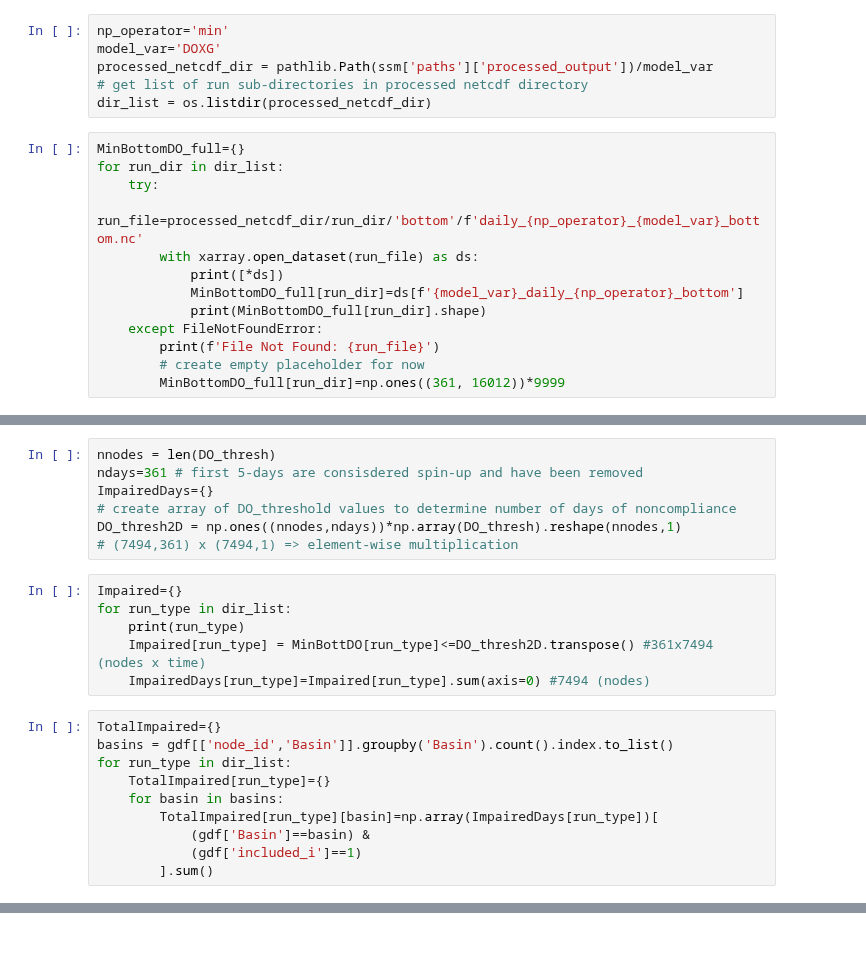
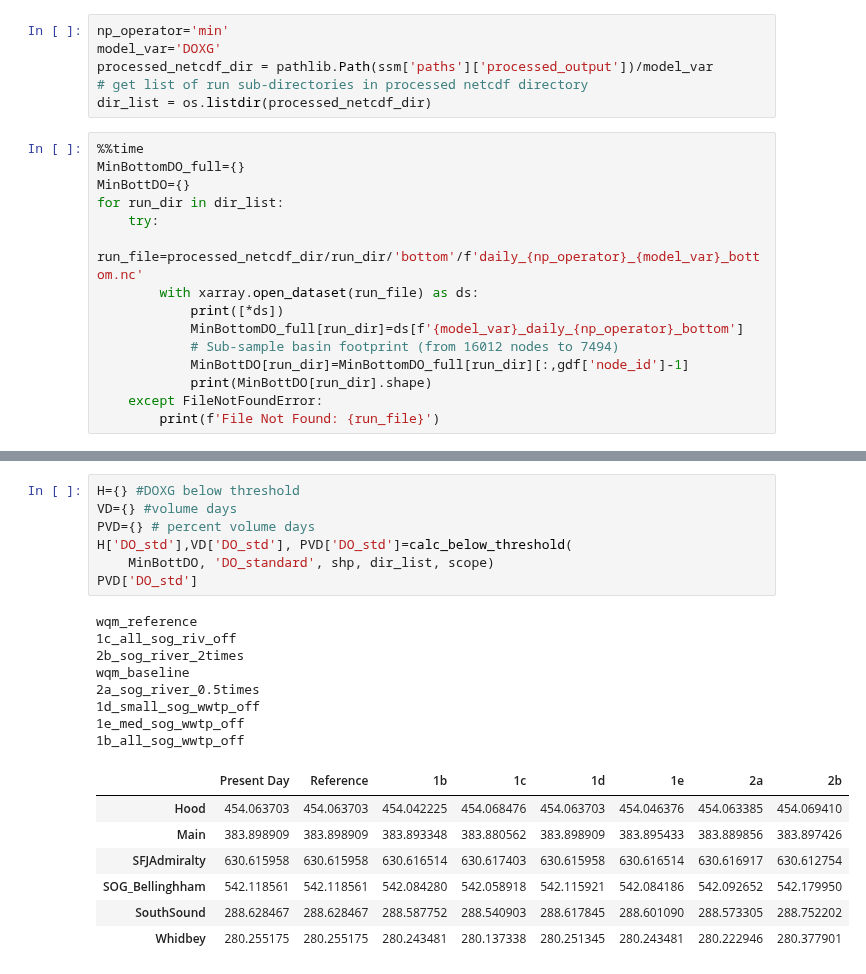
Before and after one commit to UW-PSI/SalishSeaModel-analysis, a Jupyter notebook: notebooks/dev_days_impaired.ipynb, the cells around one changed output, grey strips where cells are left out. Drawn from its saved outputs; the diff is of its cells as text; blank space fills up the shorter version.

Commit message:
Notebook for exceedence and impaired tables

```diff
--- a/notebooks/dev_days_impaired.ipynb
+++ b/notebooks/dev_days_impaired.ipynb
@@ -13,15 +49,17 @@ processed_netcdf_dir = pathlib.Path(ssm['paths']['processed_output'])/model_var
 # get list of run sub-directories in processed netcdf directory
 dir_list = os.listdir(processed_netcdf_dir)
 # %%
+%%time
 MinBottomDO_full={}
+MinBottDO={}
 for run_dir in dir_list:
     try:
         run_file=processed_netcdf_dir/run_dir/'bottom'/f'daily_{np_operator}_{model_var}_bottom.nc'
         with xarray.open_dataset(run_file) as ds:
             print([*ds])
             MinBottomDO_full[run_dir]=ds[f'{model_var}_daily_{np_operator}_bottom']
-            print(MinBottomDO_full[run_dir].shape)
+            # Sub-sample basin footprint (from 16012 nodes to 7494)
+            MinBottDO[run_dir]=MinBottomDO_full[run_dir][:,gdf['node_id']-1]
+            print(MinBottDO[run_dir].shape)
     except FileNotFoundError:
         print(f'File Not Found: {run_file}')
-        # create empty placeholder for now
-        MinBottomDO_full[run_dir]=np.ones((361, 16012))*9999
@@ -28,23 +84,0 @@ for run_dir in dir_list:
-# %%
-nnodes = len(DO_thresh)
-ndays=361 # first 5-days are consisdered spin-up and have been removed
-ImpairedDays={}
-# create array of DO_threshold values to determine number of days of noncompliance
-DO_thresh2D = np.ones((nnodes,ndays))*np.array(DO_thresh).reshape(nnodes,1)
-# (7494,361) x (7494,1) => element-wise multiplication
-# %%
-Impaired={}
-for run_type in dir_list:
-    print(run_type)
-    Impaired[run_type] = MinBottDO[run_type]<=DO_thresh2D.transpose() #361x7494 (nodes x time)
-    ImpairedDays[run_type]=Impaired[run_type].sum(axis=0) #7494 (nodes)
-# %%
-TotalImpaired={}
-basins = gdf[['node_id','Basin']].groupby('Basin').count().index.to_list()
-for run_type in dir_list:
-    TotalImpaired[run_type]={}
-    for basin in basins:
-        TotalImpaired[run_type][basin]=np.array(ImpairedDays[run_type])[
-            (gdf['Basin']==basin) &
-            (gdf['included_i']==1)
-        ].sum()
@@ -60,0 +177,23 @@ with pandas.ExcelWriter(pathlib.Path(excel_output_path)/'ImpairedDays.xlsx', mod
+# %%
+H={} #DOXG below threshold
+VD={} #volume days
+PVD={} # percent volume days
+H['DO_std'],VD['DO_std'], PVD['DO_std']=calc_below_threshold(
+    MinBottDO, 'DO_standard', shp, dir_list, scope)
+PVD['DO_std']
+# %% [output]
+wqm_reference
+1c_all_sog_riv_off
+2b_sog_river_2times
+wqm_baseline
+2a_sog_river_0.5times
+1d_small_sog_wwtp_off
+1e_med_sog_wwtp_off
+1b_all_sog_wwtp_off
+|  | Present Day | Reference | 1b | 1c | 1d | 1e | 2a | 2b |
+| Hood | 454.063703 | 454.063703 | 454.042225 | 454.068476 | 454.063703 | 454.046376 | 454.063385 | 454.069410 |
+| Main | 383.898909 | 383.898909 | 383.893348 | 383.880562 | 383.898909 | 383.895433 | 383.889856 | 383.897426 |
+| SFJAdmiralty | 630.615958 | 630.615958 | 630.616514 | 630.617403 | 630.615958 | 630.616514 | 630.616917 | 630.612754 |
+| SOG_Bellinghham | 542.118561 | 542.118561 | 542.084280 | 542.058918 | 542.115921 | 542.084186 | 542.092652 | 542.179950 |
+| SouthSound | 288.628467 | 288.628467 | 288.587752 | 288.540903 | 288.617845 | 288.601090 | 288.573305 | 288.752202 |
+| Whidbey | 280.255175 | 280.255175 | 280.243481 | 280.137338 | 280.251345 | 280.243481 | 280.222946 | 280.377901 |
```
Also changed, not shown: parts of 36 cells of this notebook.
